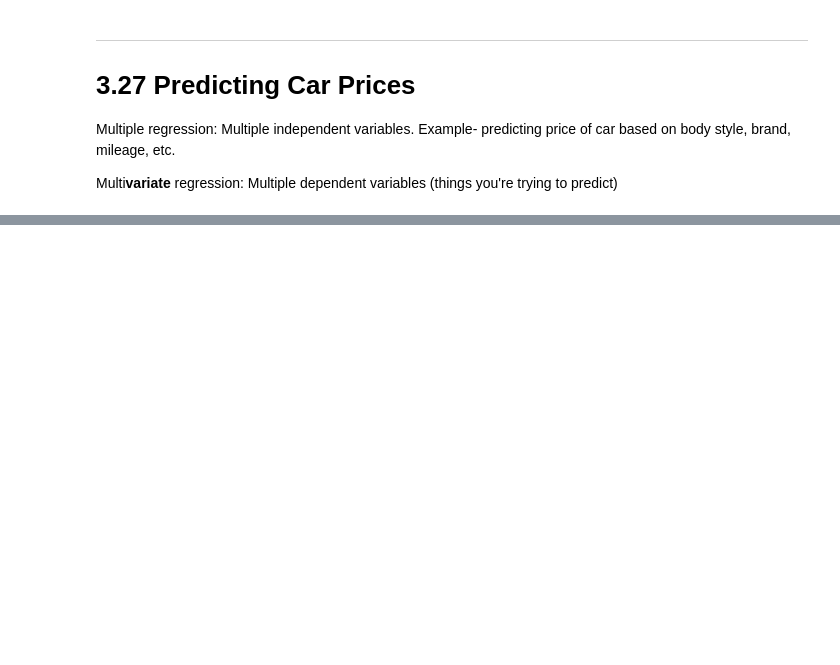
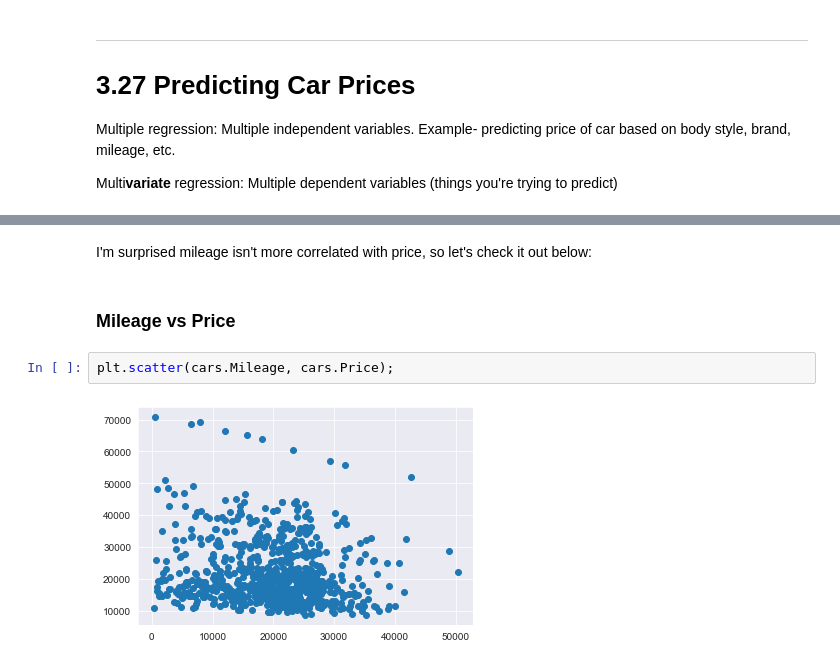
Before and after one commit to Ozxahmed/ML_DS_DL_Udemy_Course, a Jupyter notebook: s3_predictive_models.ipynb, the cells around one changed output, grey strips where cells are left out. Saved outputs shown, nothing was run; the diff lists cells and outputs as text; blank space fills up the shorter version.

```diff
--- a/s3_predictive_models.ipynb
+++ b/s3_predictive_models.ipynb
@@ -219,0 +285,8 @@ Multi**variate** regression: Multiple dependent variables (things you're trying
+# %% [markdown]
+I'm surprised mileage isn't more correlated with price, so let's check it out below:
+# %% [markdown]
+### Mileage vs Price
+# %%
+plt.scatter(cars.Mileage, cars.Price);
+# %% [output]
+[figure, added]
```
Also changed, not shown: parts of 10 cells of this notebook.
